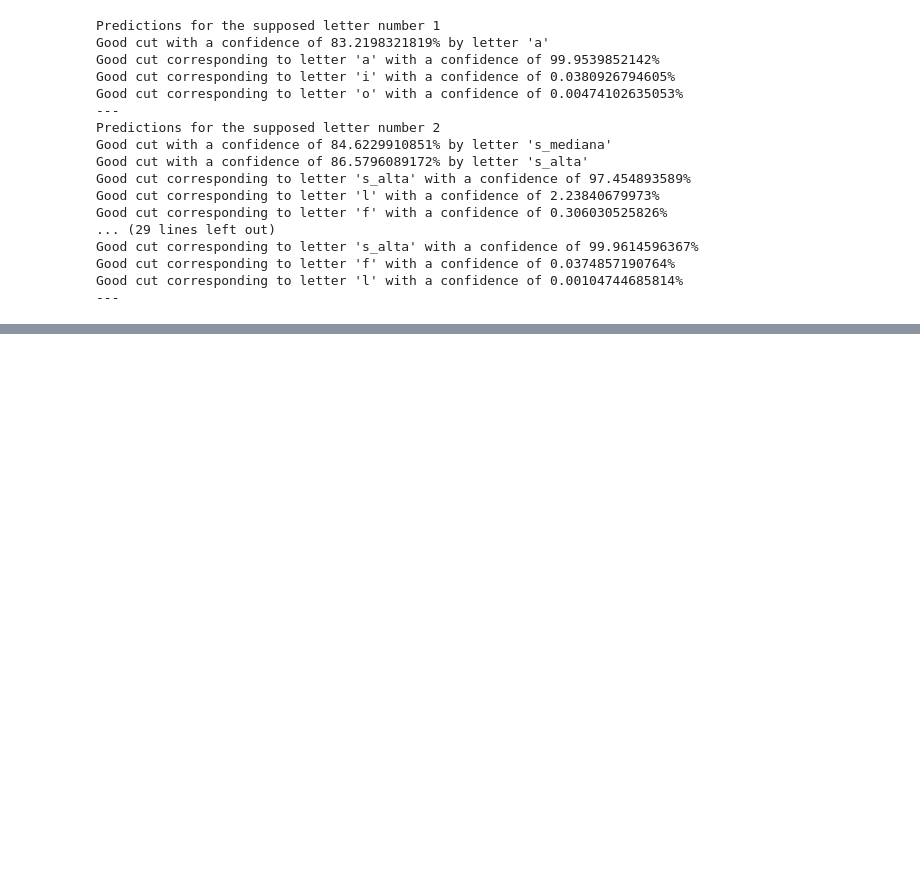
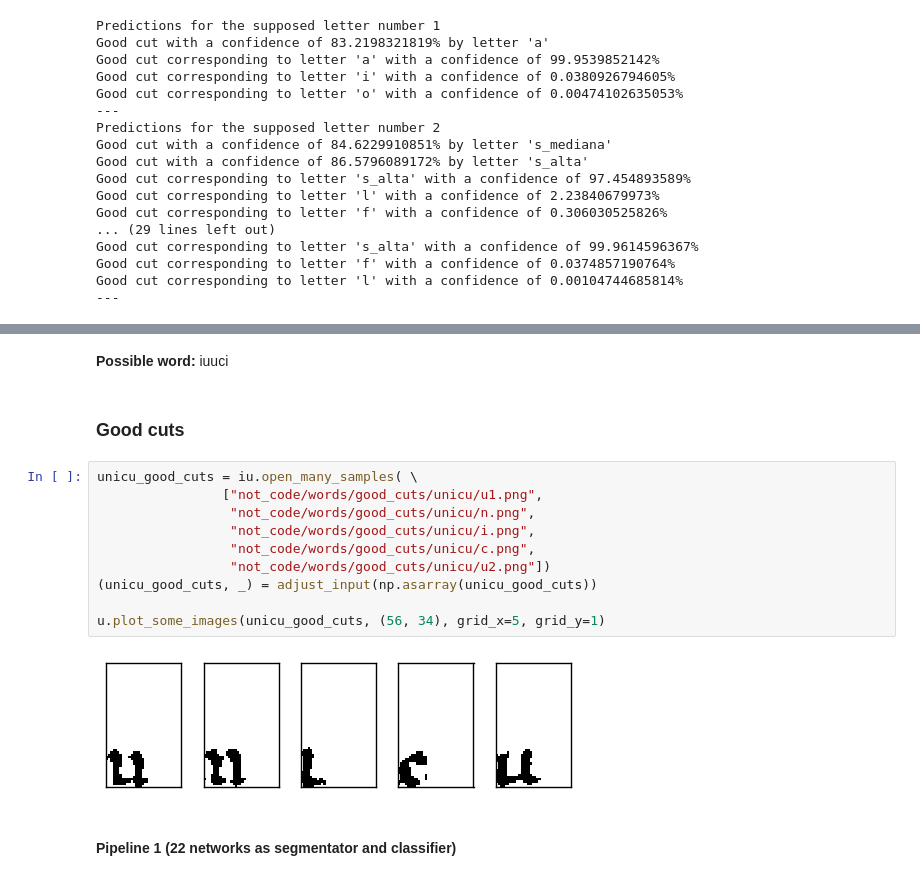
Before and after one commit to Kidel/In-Codice-Ratio-OCR-with-CNN, a Jupyter notebook: Notebooks/11_ICR-Test_letter-recognition.ipynb, the cells around one changed output, grey strips where cells are left out. Cells and saved outputs as stored; diff of their text form; blank space fills up the shorter version.

```diff
--- a/Notebooks/11_ICR-Test_letter-recognition.ipynb
+++ b/Notebooks/11_ICR-Test_letter-recognition.ipynb
@@ -425,0 +527,18 @@ Good cut corresponding to letter 'l' with a confidence of 0.00104744685814%
+# %% [markdown]
+**Possible word:** iuuci
+# %% [markdown]
+### Good cuts
+# %%
+unicu_good_cuts = iu.open_many_samples( \
+                ["not_code/words/good_cuts/unicu/u1.png",
+                 "not_code/words/good_cuts/unicu/n.png",
+                 "not_code/words/good_cuts/unicu/i.png",
+                 "not_code/words/good_cuts/unicu/c.png",
+                 "not_code/words/good_cuts/unicu/u2.png"])
+(unicu_good_cuts, _) = adjust_input(np.asarray(unicu_good_cuts))
+
+u.plot_some_images(unicu_good_cuts, (56, 34), grid_x=5, grid_y=1)
+# %% [output]
+[figure, added]
+# %% [markdown]
+#### Pipeline 1 (22 networks as segmentator and classifier)
```
Also changed, not shown: parts of 50 cells of this notebook.
